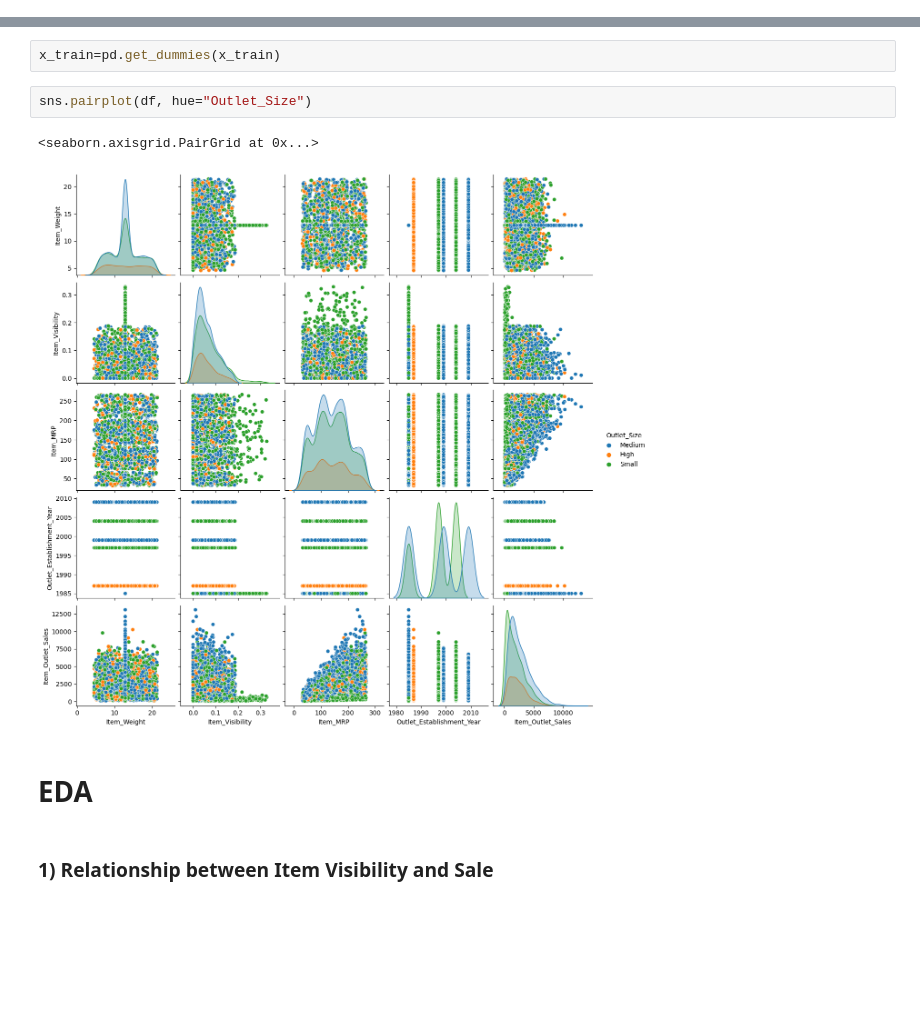
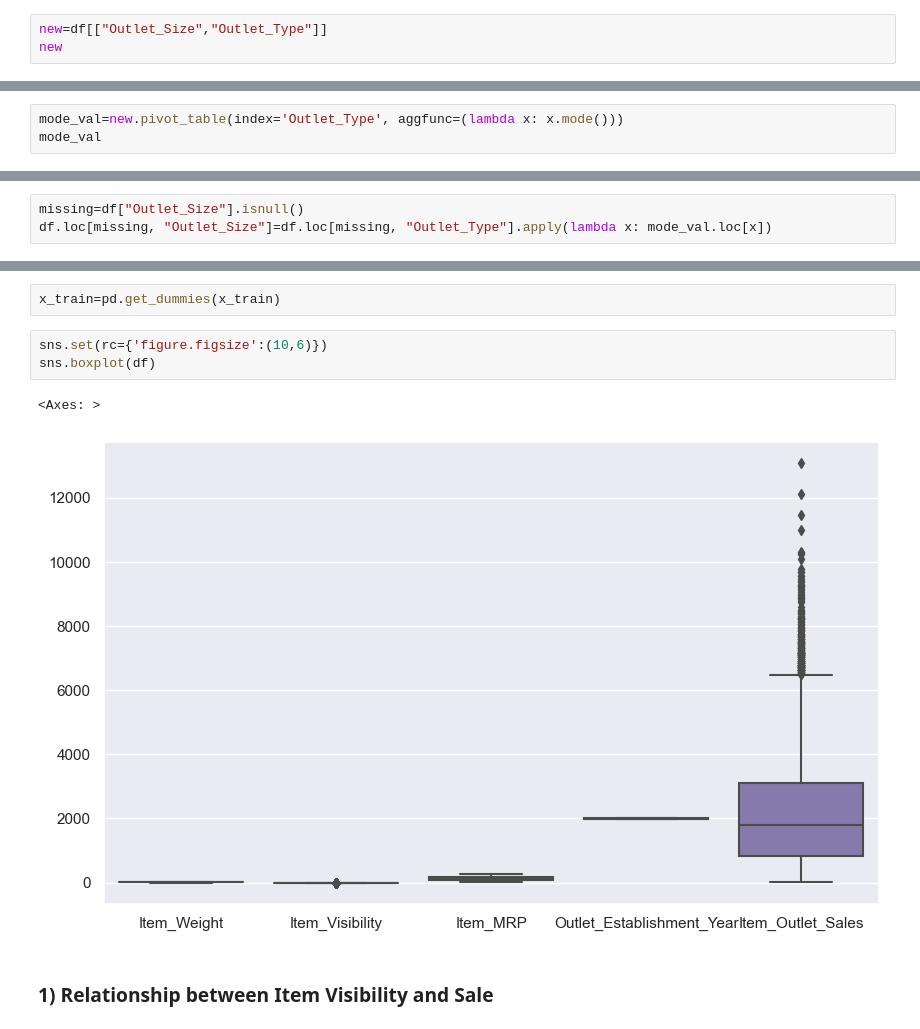
Before and after one commit to komalchamyal/bigmart-analysis, a Jupyter notebook: Big Mart Sales Analysis & Prediction.ipynb, the cells around one changed output, grey strips where cells are left out. Drawn from its saved outputs; the diff is of its cells as text; blank space fills up the shorter version.

```diff
--- a/Big Mart Sales Analysis & Prediction.ipynb
+++ b/Big Mart Sales Analysis & Prediction.ipynb
@@ -193,0 +141,3 @@ sns.scatterplot(data=dataset[["Outlet_Size", "Outlet_Type"]],x="Outlet_Size", y=
+# %%
+new=df[["Outlet_Size","Outlet_Type"]]
+new
@@ -193,0 +158,3 @@ sns.scatterplot(data=dataset[["Outlet_Size", "Outlet_Type"]],x="Outlet_Size", y=
+# %%
+mode_val=new.pivot_table(index='Outlet_Type', aggfunc=(lambda x: x.mode()))
+mode_val
@@ -193,0 +168,3 @@ sns.scatterplot(data=dataset[["Outlet_Size", "Outlet_Type"]],x="Outlet_Size", y=
+# %%
+missing=df["Outlet_Size"].isnull()
+df.loc[missing, "Outlet_Size"]=df.loc[missing, "Outlet_Type"].apply(lambda x: mode_val.loc[x])
@@ -240,12 +227,11 @@ y_train=pd.get_dummies(y_train)
 # %%
 x_train=pd.get_dummies(x_train)
 # %%
-sns.pairplot(df, hue="Outlet_Size")
+sns.set(rc={'figure.figsize':(10,6)})
+sns.boxplot(df)
 # %% [output]
-<seaborn.axisgrid.PairGrid at 0x...>
+<Axes: >
-[figure, old version]
+[figure, new version]
-# %% [markdown]
-# EDA
 # %% [markdown]
 ### 1) Relationship between Item Visibility and Sale
 # %% [markdown]
```
Also changed, not shown: parts of 64 cells of this notebook.
